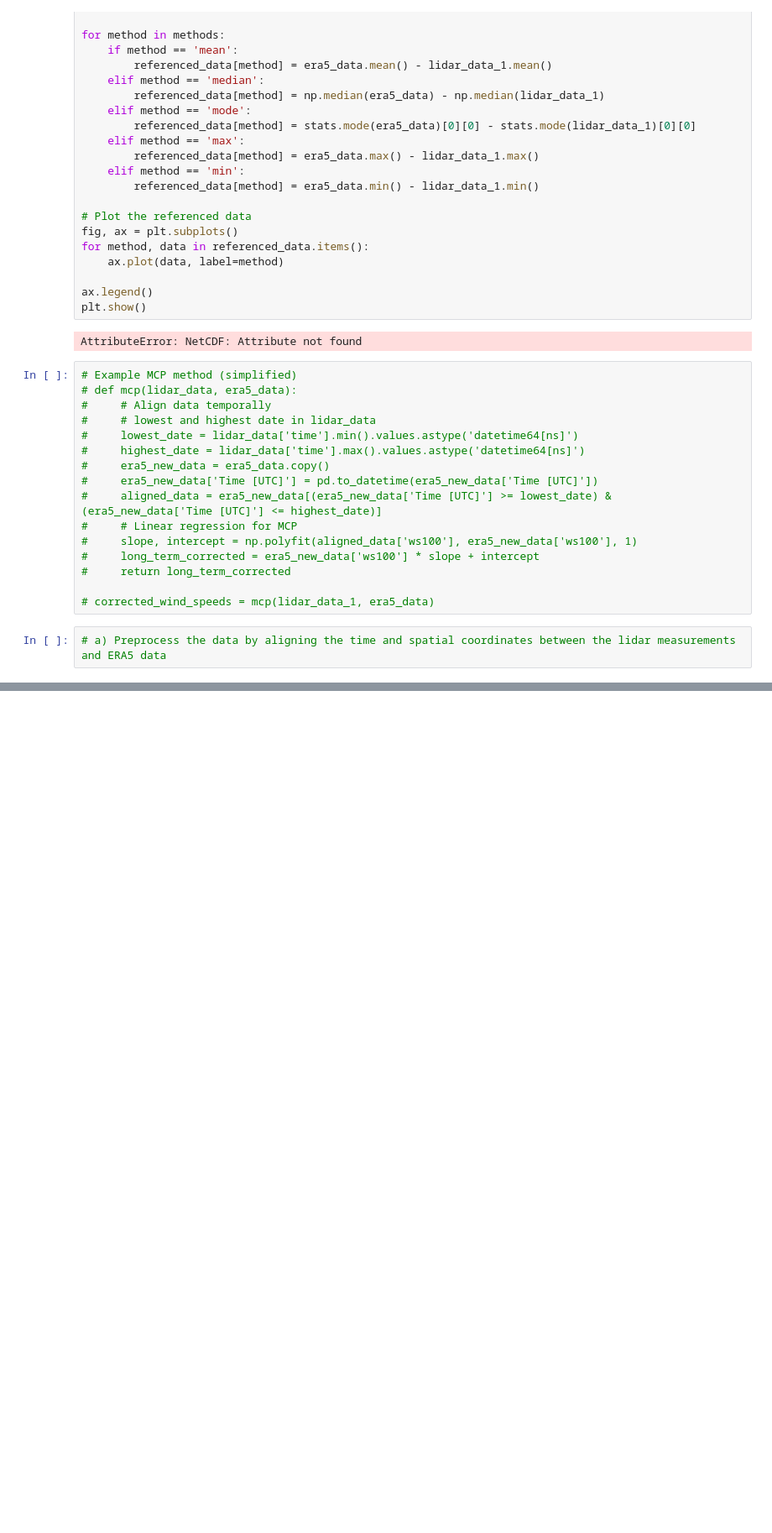
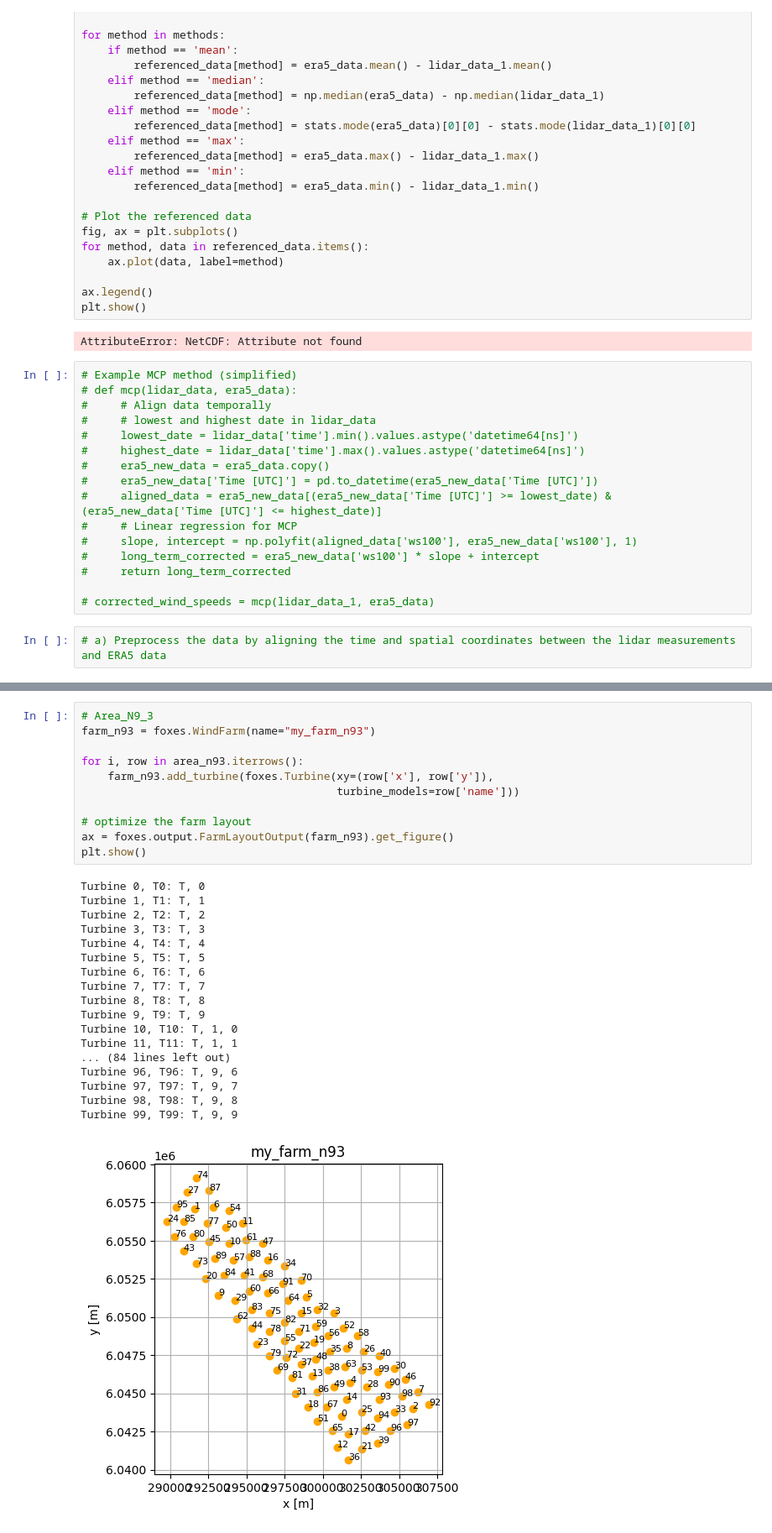
Before and after one commit to prof-abdelrahman/Yield-Predictions-for-German-Offshore-Tenders-2024, a Jupyter notebook: Yield Predictions for German Offshore Tenders 2024.ipynb, the cells around one changed output, grey strips where cells are left out. Shown at 84% size. Saved outputs shown, nothing was run; the diff lists cells and outputs as text; blank space fills up the shorter version.

```diff
--- a/Yield Predictions for German Offshore Tenders 2024.ipynb
+++ b/Yield Predictions for German Offshore Tenders 2024.ipynb
@@ -372,0 +488,30 @@ AttributeError: NetCDF: Attribute not found
+# %%
+# Area_N9_3
+farm_n93 = foxes.WindFarm(name="my_farm_n93")
+
+for i, row in area_n93.iterrows():
+    farm_n93.add_turbine(foxes.Turbine(xy=(row['x'], row['y']),
+                                       turbine_models=row['name']))
+
+# optimize the farm layout
+ax = foxes.output.FarmLayoutOutput(farm_n93).get_figure()
+plt.show()
+# %% [output]
+Turbine 0, T0: T, 0
+Turbine 1, T1: T, 1
+Turbine 2, T2: T, 2
+Turbine 3, T3: T, 3
+Turbine 4, T4: T, 4
+Turbine 5, T5: T, 5
+Turbine 6, T6: T, 6
+Turbine 7, T7: T, 7
+Turbine 8, T8: T, 8
+Turbine 9, T9: T, 9
+Turbine 10, T10: T, 1, 0
+Turbine 11, T11: T, 1, 1
+... (84 lines left out)
+Turbine 96, T96: T, 9, 6
+Turbine 97, T97: T, 9, 7
+Turbine 98, T98: T, 9, 8
+Turbine 99, T99: T, 9, 9
+[figure, added]
```
Also changed, not shown: parts of 8 cells of this notebook.
